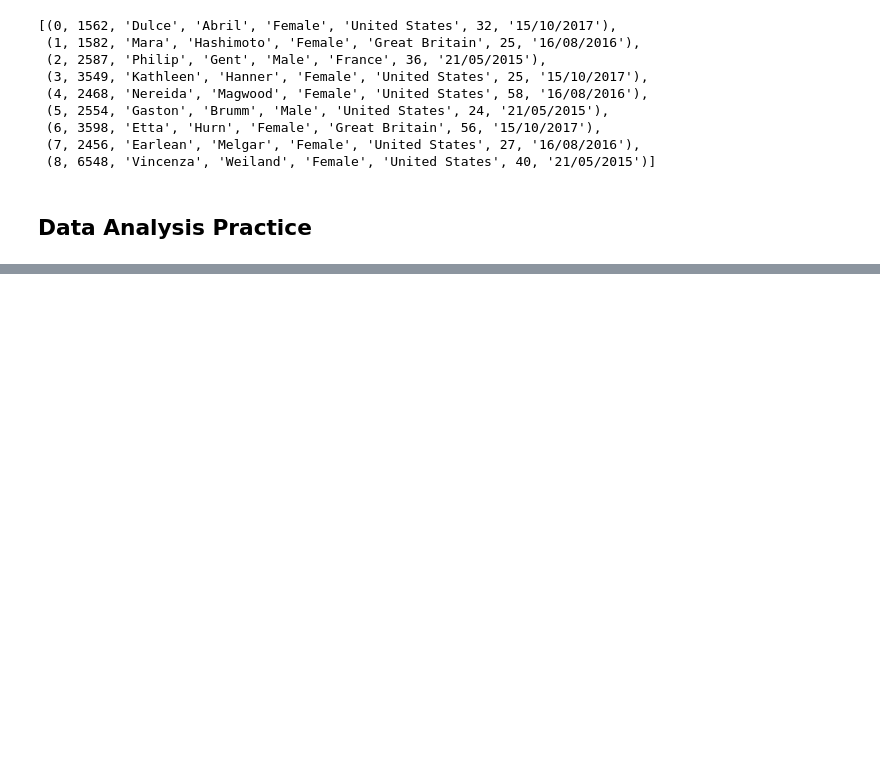
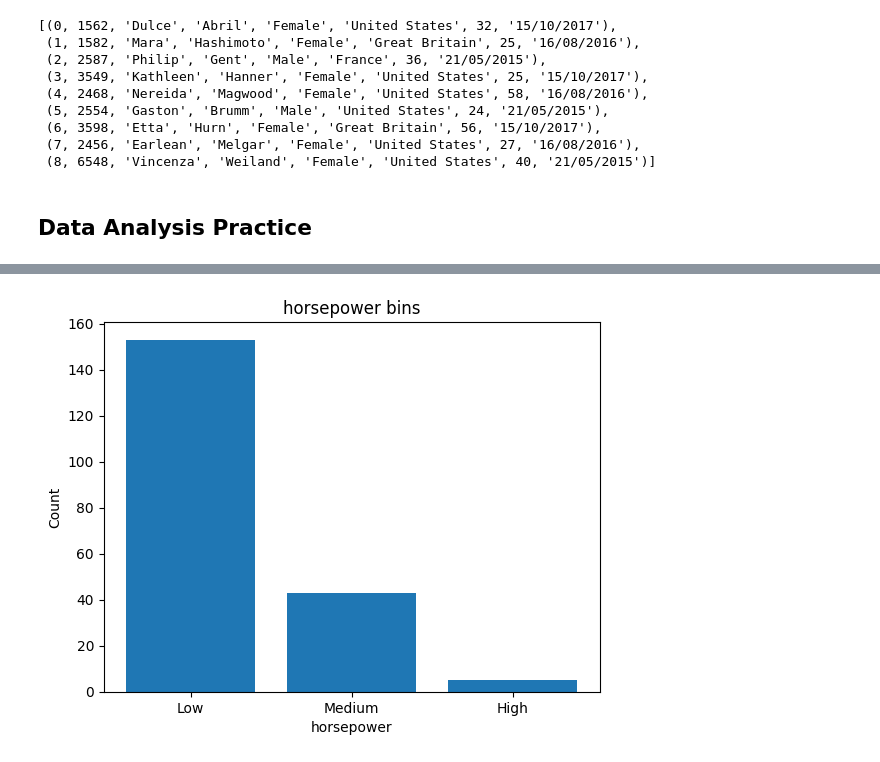
Before and after one commit to Yasir-4/data-science-practice, a Jupyter notebook: practice_2.ipynb, the cells around one changed output, grey strips where cells are left out. Cells and saved outputs as stored; diff of their text form; code cells hidden in the pictures; blank space fills up the shorter version.

```diff
--- a/practice_2.ipynb
+++ b/practice_2.ipynb
@@ -2922,0 +3494,9 @@ conn.close()
+# %%
+# Create 3 equal bins using numpy
+bins = np.linspace(min(used_cars_df["horsepower"]), max(used_cars_df["horsepower"]), 4)
+
+# Set group names
+group_names = ["Low", "Medium", "High"]
+
+# Create a column for binned values
+used_cars_df["horsepower-binned"] = pd.cut(used_cars_df["horsepower"], bins=bins, labels=group_names, include_lowest=True)
@@ -2922,0 +3523,8 @@ conn.close()
+# %%
+plt.bar(x=["Low", "Medium", "High"], height=used_cars_df["horsepower-binned"].value_counts())
+plt.xlabel("horsepower")
+plt.ylabel("Count")
+plt.title("horsepower bins")
+plt.show()
+# %% [output]
+[figure, added]
```
Also changed, not shown: parts of 48 cells of this notebook.
